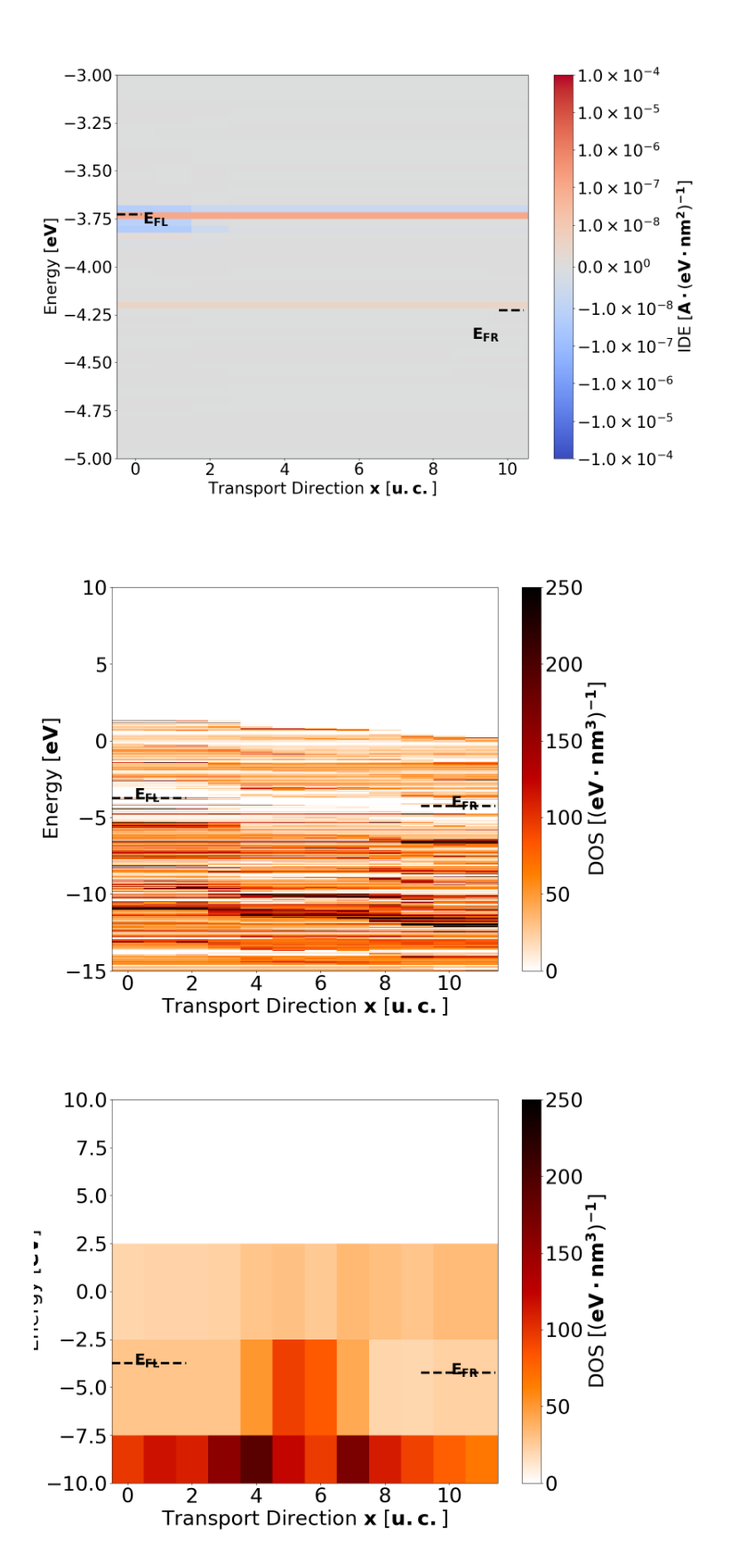
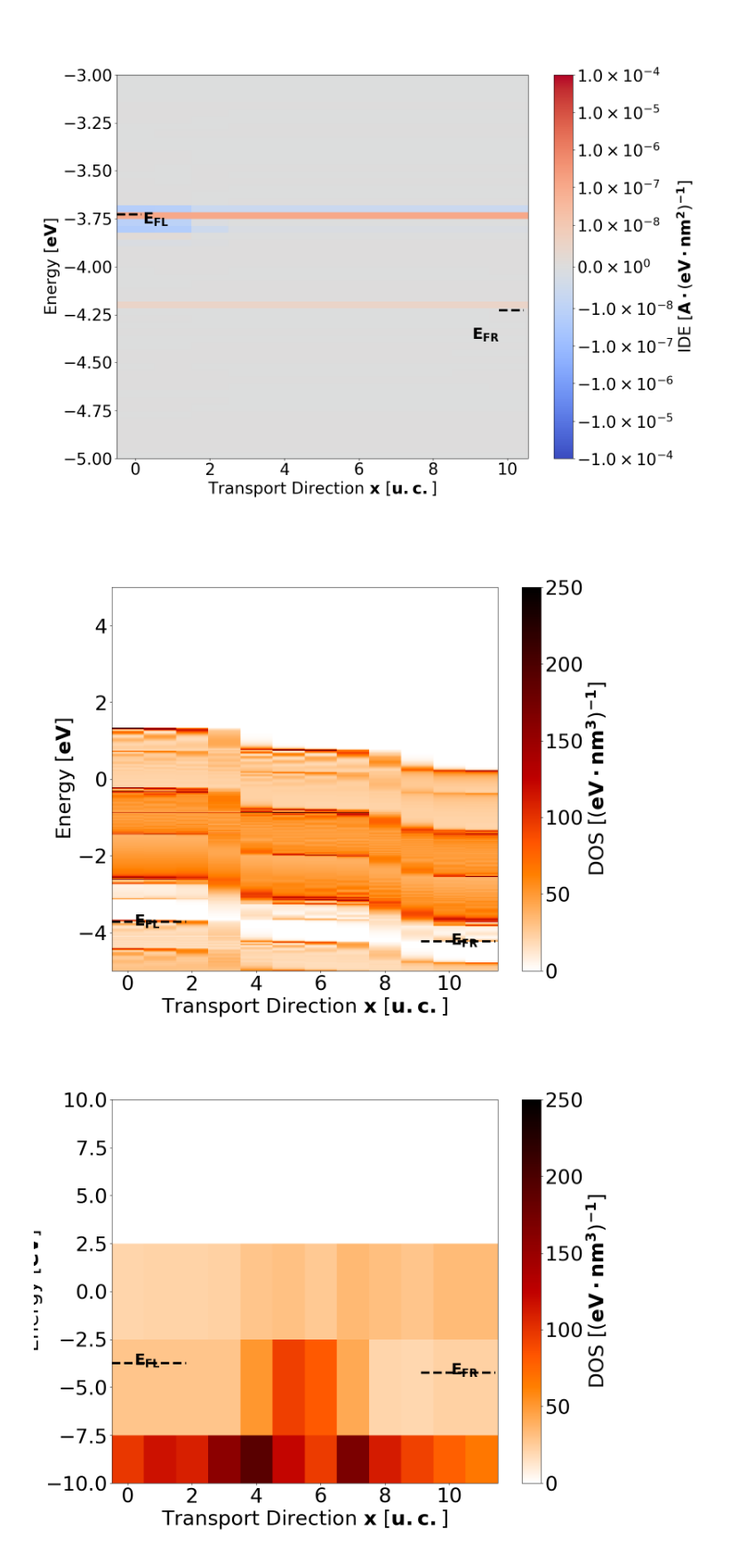
Before and after one commit to Nano-TCAD/QuaTrEx, a Jupyter notebook: quatrex/results/80TFET72/analysis.ipynb, the cells around one changed output. Shown at 89% size. Saved outputs shown, nothing was run; the diff lists cells and outputs as text; code cells hidden in the pictures.

```diff
--- a/quatrex/results/80TFET72/analysis.ipynb
+++ b/quatrex/results/80TFET72/analysis.ipynb
@@ -377,9 +377,9 @@ plot_idE_gold(1)
 # %% [output]
 [figure]
 # %%
-plot_gold(0)
+plot_gold(1)
 # %% [output]
-[figure, old version]
+[figure, new version]
 # %%
 plot_gold(0)
 # %% [output]
```
Also changed, not shown: parts of 1 cell of this notebook, 2 other files.
